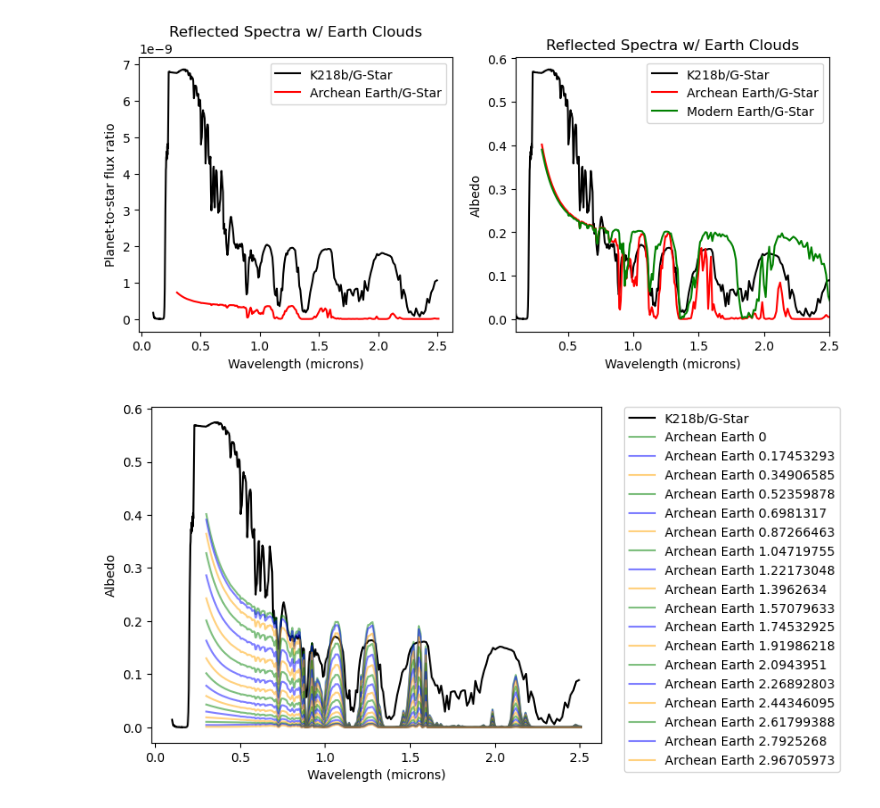
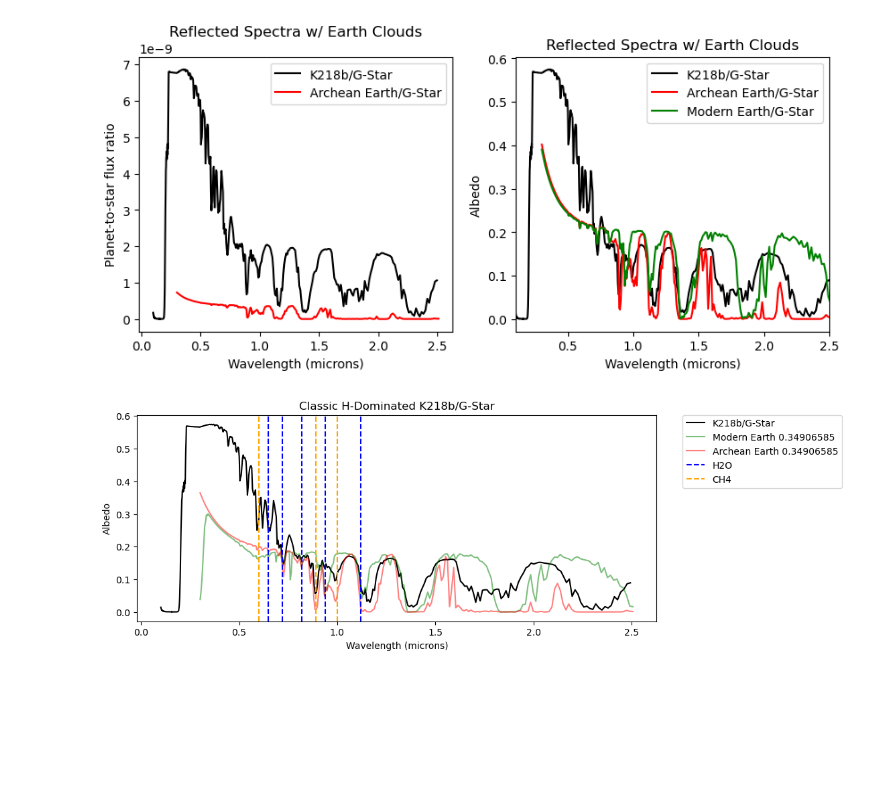
Before and after one commit to Nicholaswogan/MiniNeptuneGrid26_PostBac, a Jupyter notebook: O2RichModernEarthCompW7.ipynb, the cells around one changed output. Cells and saved outputs as stored; diff of their text form; code cells hidden in the pictures; blank space fills up the shorter version.

```diff
--- a/O2RichModernEarthCompW7.ipynb
+++ b/O2RichModernEarthCompW7.ipynb
@@ -1083,38 +1098,44 @@ with open('earth_diff_phases.pkl', 'rb') as file:
                 if key.startswith(f'Archean_wv_'):
                     wv_archean = earth_dict[key]
                     wv_archean_list.append(wv_archean)
                 if key.startswith(f'Archean_fpfs_'):
                     fpfs_archean = earth_dict[key]
                     fpfs_archean_list.append(fpfs_archean)
                 if key.startswith(f'Archean_alb_'):
                     alb_archean = earth_dict[key]
                     alb_archean_list.append(alb_archean)
                 if key.startswith(f'Modern_wv_'):
                     wv_modern = earth_dict[key]
                     wv_modern_list.append(wv_modern)
                 if key.startswith(f'Modern_fpfs_'):
                     fpfs_modern = earth_dict[key]
                     fpfs_modern_list.append(fpfs_modern)
                 if key.startswith(f'Modern_alb_'):
                     alb_modern = earth_dict[key]
-                    alb_modern_list.append(alb_archean)
+                    alb_modern_list.append(alb_modern)
 
 index_earth_full = np.linspace(0, len(phase_earth) - 1, len(phase_earth), dtype='int')
-index_earth = index_earth_full[::]
+index_earth = index_earth_full[2:3]
 
 # Define a list of colors or use a color cycle
-colors = ['green', 'blue', 'orange']
+colors = ['green', 'red', 'orange']
 color_cycler = cycle(colors) # For cycling through colors if more data sets than colors
 
-wv_earth = wv_archean_list
-alb_earth = alb_archean_list
 
-fig, ax = plt.subplots()
+fig, ax = plt.subplots(1, figsize=(10,4))
 ax.plot(1e4/wno_05metal_1co, alb_05metal_1co, c='k', lw=1.5, label='K218b/G-Star')
 ax.set_ylabel('Albedo')
 ax.set_xlabel('Wavelength (microns)')
 for index_earth_val in index_earth:
-    ax.plot(1e4/wv_archean_list[index_earth_val], alb_earth[index_earth_val], c=next(color_cycler), lw=1.5, alpha=0.5, label=f'Archean Earth {phase_earth[index_earth_val]}')
+    ax.plot(1e4/wv_modern_list[index_earth_val], alb_modern_list[index_earth_val], c=next(color_cycler), lw=1.5, alpha=0.5, label=f'Modern Earth {phase_earth[index_earth_val]}')
+    ax.plot(1e4/wv_archean_list[index_earth_val], alb_archean_list[index_earth_val], c=next(color_cycler), lw=1.5, alpha=0.5, label=f'Archean Earth {phase_earth[index_earth_val]}')
+    for value in H2O_list:
+        ax.axvline(x=value, color='b', linestyle='--')
+    for value in CH4_list:
+        ax.axvline(x=value, color='orange', linestyle='--')
+    ax.axvline(x=H2O_list[0], color='b', linestyle='--', label='H2O')
+    ax.axvline(x=CH4_list[0], color='orange', linestyle='--', label='CH4')
     ax.legend(bbox_to_anchor=(1.05, 1), loc='upper left', borderaxespad=0.)
+    ax.set_title(f'Classic H-Dominated K218b/G-Star')
 # %% [output]
-[figure, old version]
+[figure, new version]
```
Also changed, not shown: parts of 4 cells of this notebook, 1 other file.
